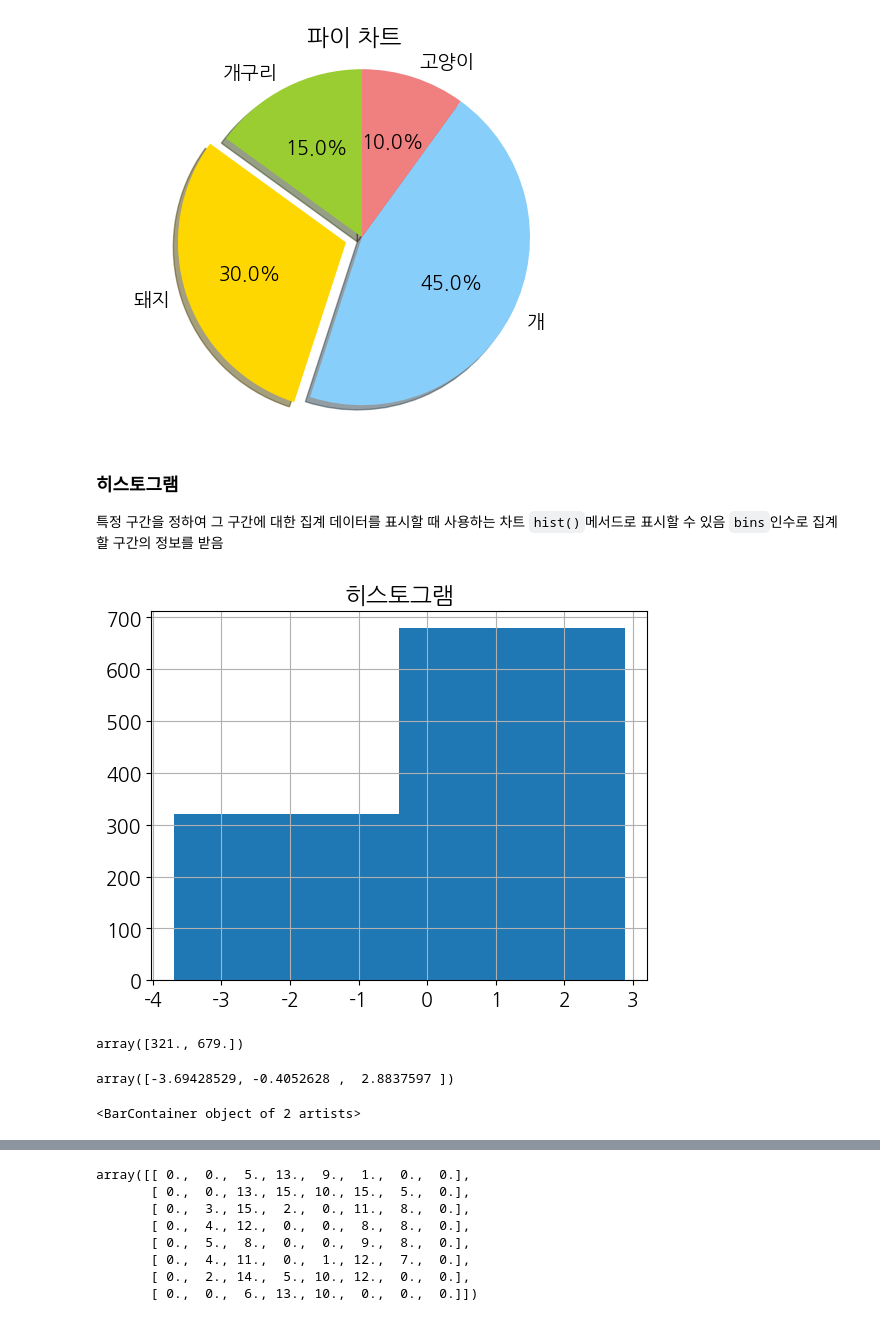
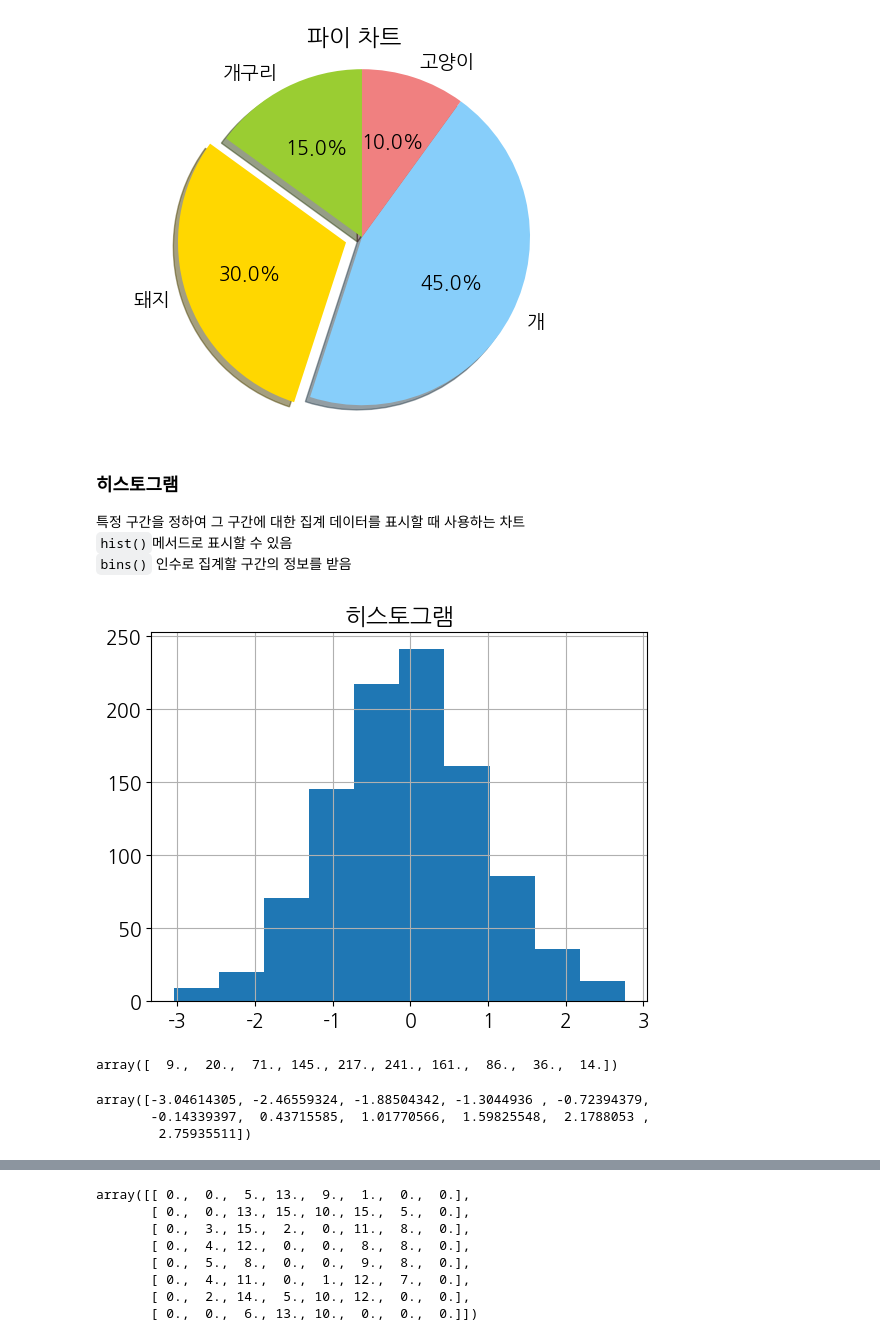
Before and after one commit to pjh753156a/python-basic, a Jupyter notebook: python-data-analysis-basic-20240118-main/matplotlib_visualize_data/matplotlib_variety_plots.ipynb, the cells around one changed output, grey strips where cells are left out. Cells and saved outputs as stored; diff of their text form; code cells hidden in the pictures.

```diff
--- a/python-data-analysis-basic-20240118-main/matplotlib_visualize_data/matplotlib_variety_plots.ipynb
+++ b/python-data-analysis-basic-20240118-main/matplotlib_visualize_data/matplotlib_variety_plots.ipynb
@@ -93,27 +86,26 @@ plt.show()
 ### 히스토그램
 특정 구간을 정하여 그 구간에 대한 집계 데이터를 표시할 때 사용하는 차트
 `hist()`메서드로 표시할 수 있음
-`bins`인수로 집계할 구간의 정보를 받음
+`bins()` 인수로 집계할 구간의 정보를 받음
 # %%
-x=np.random.randn(1000)
+x = np.random.randn(1000)
+
 plt.title('히스토그램')
-arrays,bins,patches = plt.hist(x,bins=2)
+arrays, bins, patches = plt.hist(x, bins=10)
 plt.grid(True)
 plt.show()
 # %% [output]
-[figure, old version]
+[figure, new version]
 # %%
 arrays
 # %% [output]
-array([321., 679.])
+array([  9.,  20.,  71., 145., 217., 241., 161.,  86.,  36.,  14.])
 # %%
 bins
 # %% [output]
-array([-3.69428529, -0.4052628 ,  2.8837597 ])
+array([-3.04614305, -2.46559324, -1.88504342, -1.3044936 , -0.72394379,
+       -0.14339397,  0.43715585,  1.01770566,  1.59825548,  2.1788053 ,
+        2.75935511])
-# %%
-patches
-# %% [output]
-<BarContainer object of 2 artists>
 # %% [markdown]
 ### 스캐터 플롯
 두 변수 간의 상관관계를 나타내고자 할 때 사용하는 차트
```
Also changed, not shown: parts of 32 cells of this notebook, 3 other files.
